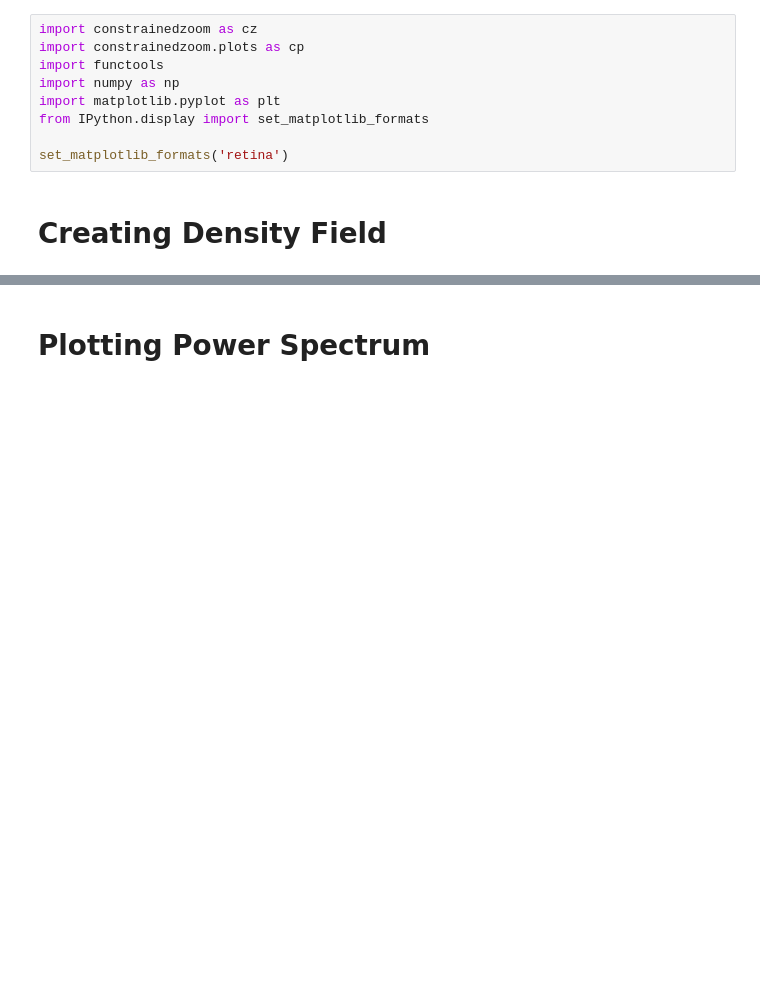
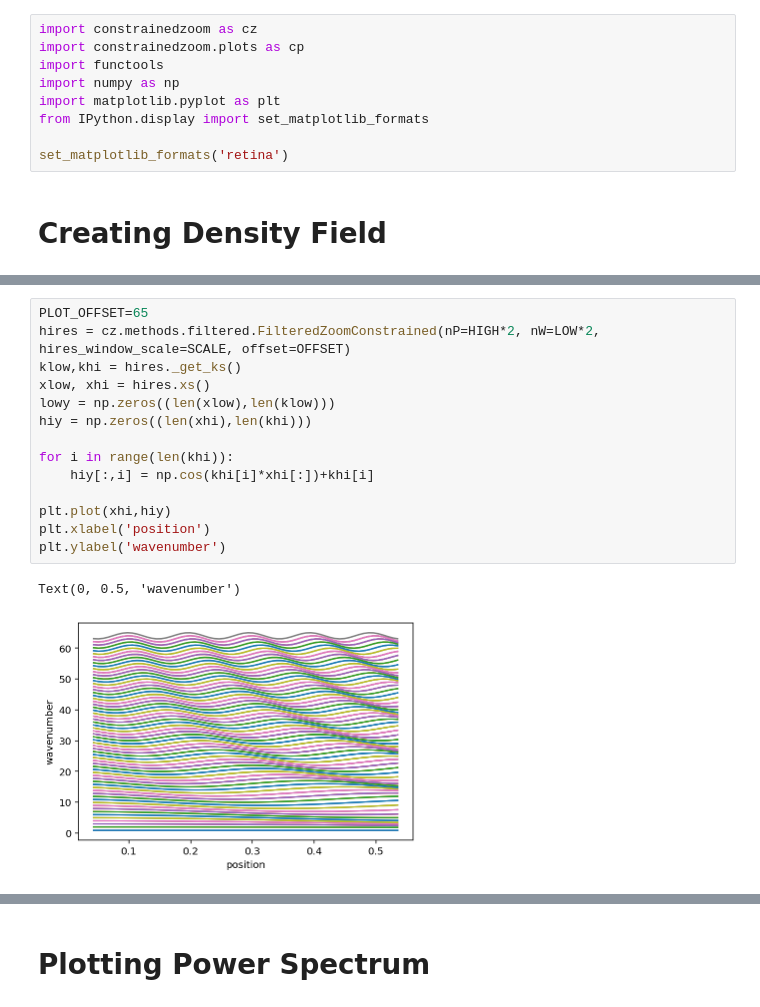
Before and after one commit to calvinosinga/astr615_project, a Jupyter notebook: tools/toy_implementation/project.ipynb, the cells around one changed output, grey strips where cells are left out. Cells and saved outputs as stored; diff of their text form; blank space fills up the shorter version.

```diff
--- a/tools/toy_implementation/project.ipynb
+++ b/tools/toy_implementation/project.ipynb
@@ -49,0 +71,17 @@ plt.plot(high_pixel, high, label='high')
+# %%
+PLOT_OFFSET=65
+hires = cz.methods.filtered.FilteredZoomConstrained(nP=HIGH*2, nW=LOW*2, hires_window_scale=SCALE, offset=OFFSET)
+klow,khi = hires._get_ks()
+xlow, xhi = hires.xs()
+lowy = np.zeros((len(xlow),len(klow)))
+hiy = np.zeros((len(xhi),len(khi)))
+
+for i in range(len(khi)):
+    hiy[:,i] = np.cos(khi[i]*xhi[:])+khi[i]
+
+plt.plot(xhi,hiy)
+plt.xlabel('position')
+plt.ylabel('wavenumber')
+# %% [output]
+Text(0, 0.5, 'wavenumber')
+[figure, added]
```
Also changed, not shown: parts of 12 cells of this notebook, 3 other files.
